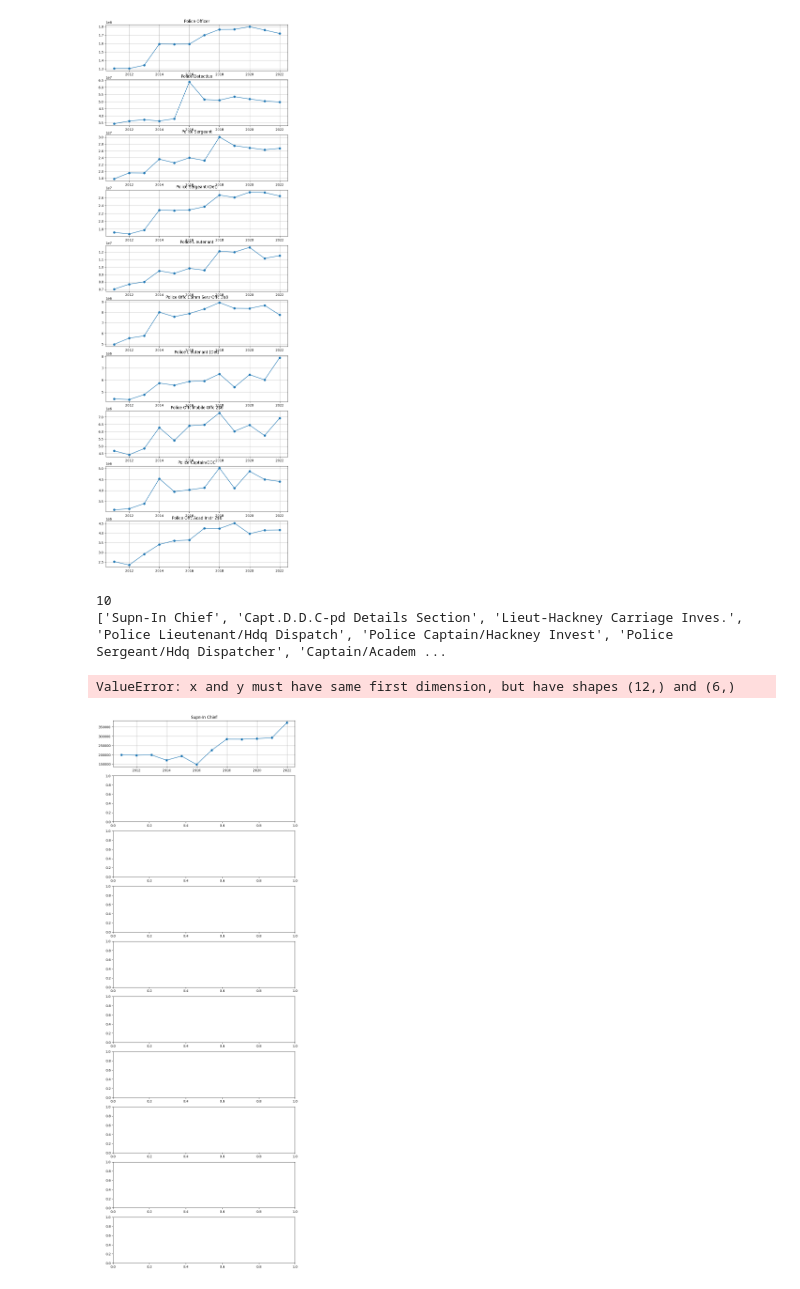
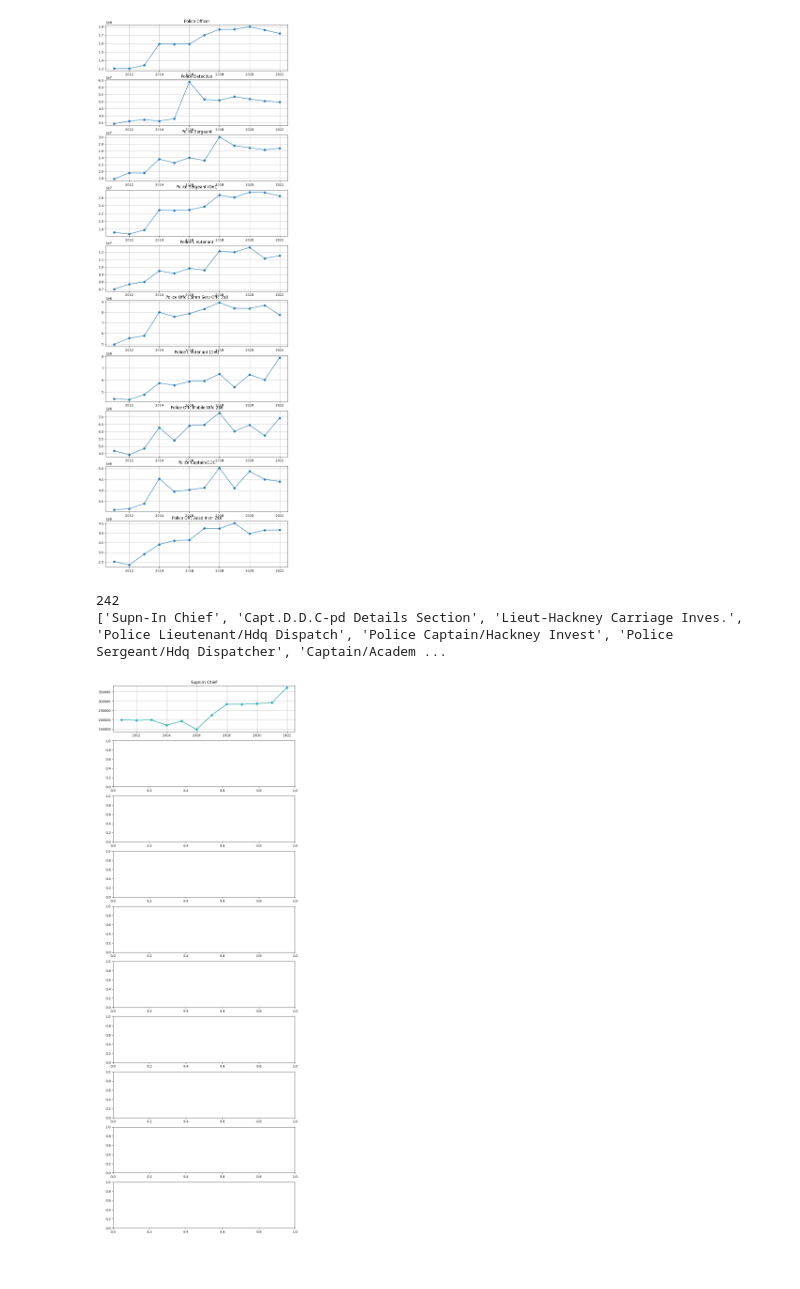
Before and after one commit to BU-Spark/ds-police-overtime, a Jupyter notebook: fa23-team-f/data/payroll/Untitled.ipynb, the cells around one changed output. Cells and saved outputs as stored; diff of their text form; code cells hidden in the pictures.

```diff
--- a/fa23-team-f/data/payroll/Untitled.ipynb
+++ b/fa23-team-f/data/payroll/Untitled.ipynb
@@ -37,7 +37,7 @@ l2 = [p2021, p2022]
 for x in l:
     x.columns = map(str.lower, x.columns)
     x.columns = map(str.strip, x.columns)
-    y = ["regular", "retro", "other", "overtime", "injured", "detail", "total earnings", "detail"]
+    y = ["regular", "retro", "other", "overtime", "injured", "detail", "total earnings"]
     for a in y:
         try:
             x[a] = pd.to_numeric(x[a], errors="raise")
@@ -54,7 +54,7 @@ for x in l:
 for x in l2:
     x.columns = map(str.lower, x.columns)
     x.columns = map(str.strip, x.columns)
-    y = ["regular", "retro", "other", "overtime", "injured", "total_gross", "detail"]
+    y = ["regular", "retro", "other", "overtime", "injured", "total_gross"]
     for a in y:
         try:
             x[a] = pd.to_numeric(x[a], errors="raise")
@@ -120,6 +120,12 @@ Name: total earnings, dtype: float64
 percent overall injury 0.036854397451379264
 [figure]
 # %%
+import numpy as np
+
 #combined.groupby("year")["total earnings"].mean().plot(kind="bar")
-police.groupby("year")["regular"].mean().plot(kind="bar")
+police.replace(0, np.nan, inplace=True)
+police.groupby("year")["regular"].mean().plot(kind="bar", title="Average BPD pay")
+#p = police.groupby("name").first().nlargest(1000, columns="total earnings")
+#len(police.groupby("name").first())
+#p.to_csv("Highest Salary1")
 # %% [output]
@@ -249,31 +260,36 @@ for t in range(len(title)):
 # %%
 
 combined_depart = police.groupby(['year', 'title'])['total earnings'].mean()
 departments2012 = combined_depart.sort_values(ascending= False)
 year = [2011, 2012, 2013, 2014, 2015, 2016, 2017, 2018, 2019, 2020, 2021, 2022]
 years = {2011: [], 2012: [], 2013: [], 2014: [], 2015: [], 2016: [], 2017: [], 2018: [], 2019: [], 2020: [], 2021: [], 2022: []}
 title = []
 def values(x):
-    if x not in title and len(title) < 10:
+    if x not in title:
         title.append(x)
 
 y = departments2012.reset_index()
 
 y.apply(lambda x: values(x["title"]), axis=1)
 #departments2012.reset_index().head()
 print(len(title))
 print(title)
 fig, axes = plt.pyplot.subplots(10, 1, figsize=(10, 30))
-for t in range(len(title)):
+t = 0
+b = 0
+while b < 10:
     val = y[y["title"] == title[t]].groupby('year')['total earnings'].mean()
     for a in year:
         if len(val.reset_index()[val.reset_index()["year"] == a]):
             val.reset_index()[val.reset_index()["year"] == a]['total earnings']
-    axes[t].plot(year, val.reset_index()["total earnings"].values.tolist(), marker='o', linestyle='-')
-    axes[t].set_title(title[t])
-    axes[t].grid(True)
+    try:
+        axes[t].plot(year, val.reset_index()["total earnings"].values.tolist(), marker='o', linestyle='-')
+        axes[t].set_title(title[t])
+        axes[t].grid(True)
+        b += 1
+    except:
+        print("hi")
 # %% [output]
-10
+242
 ['Supn-In Chief', 'Capt.D.D.C-pd Details Section', 'Lieut-Hackney Carriage Inves.', 'Police Lieutenant/Hdq Dispatch', 'Police Captain/Hackney Invest', 'Police Sergeant/Hdq Dispatcher', 'Captain/Academ ...
-ValueError: x and y must have same first dimension, but have shapes (12,) and (6,)
-[figure, old version]
+[figure, new version]
```
Also changed, not shown: parts of 3 cells of this notebook, 3 other files.
